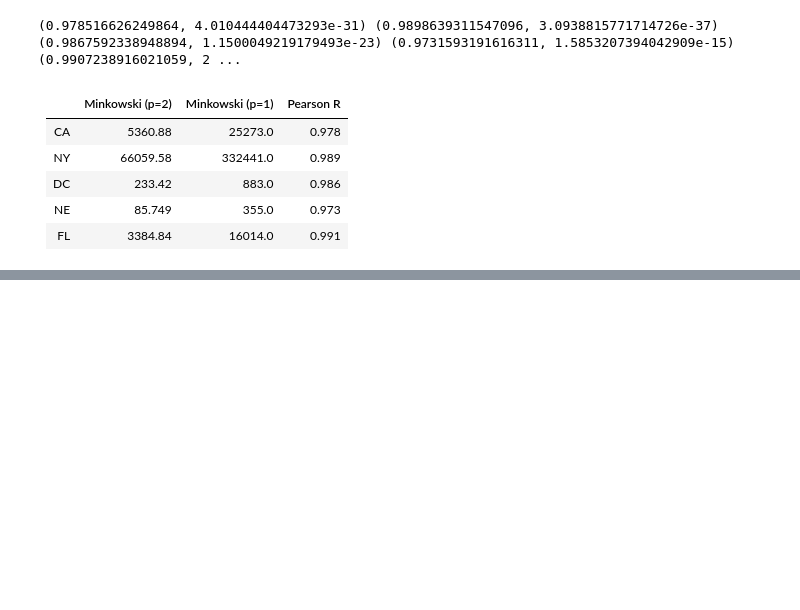
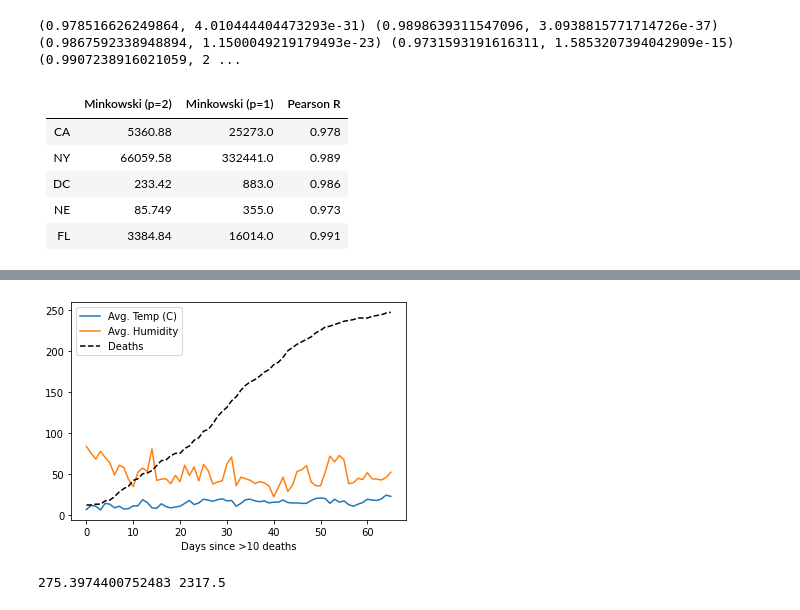
Before and after one commit to RileyWClarke/MLTSA_COVID19, a Jupyter notebook: covid19_dist.ipynb, the cells around one changed output, grey strips where cells are left out. Saved outputs shown, nothing was run; the diff lists cells and outputs as text; code cells hidden in the pictures; blank space fills up the shorter version.

```diff
--- a/covid19_dist.ipynb
+++ b/covid19_dist.ipynb
@@ -246,0 +254,4 @@ plt.show()
+# %%
+w_sk['date_time'] = pd.to_datetime(w_sk['date_time'])
+# %%
+w_sk = w_sk.rename(columns={'date_time':'date'})
@@ -246,0 +274,5 @@ plt.show()
+# %%
+skorea_d10['date'] = pd.to_datetime(skorea_d10['date'])
+# %%
+skorea_w = skorea_d10.merge(w_sk.loc[w_sk['date'] >= '2020-02-25'])
+skorea_w
@@ -246,0 +293,15 @@ plt.show()
+# %%
+plt.plot(skorea_w['d10'], skorea_w['avg_tempC'], label='Avg. Temp (C)')
+plt.plot(skorea_w['d10'], skorea_w['avg_humidity'], label='Avg. Humidity')
+plt.plot(skorea_w['d10'], skorea_w['deceased'], c='k', ls='--', label='Deaths')
+plt.xlabel('Days since >10 deaths')
+plt.legend();
+# %% [output]
+[figure, added]
+# %%
+print(
+minkowski(skorea_w['d10'], skorea_w['avg_tempC'], p=2),
+minkowski(skorea_w['d10'], skorea_w['avg_tempC'], p=1)
+)
+# %% [output]
+275.3974400752483 2317.5
```
Also changed, not shown: parts of 6 cells of this notebook.
